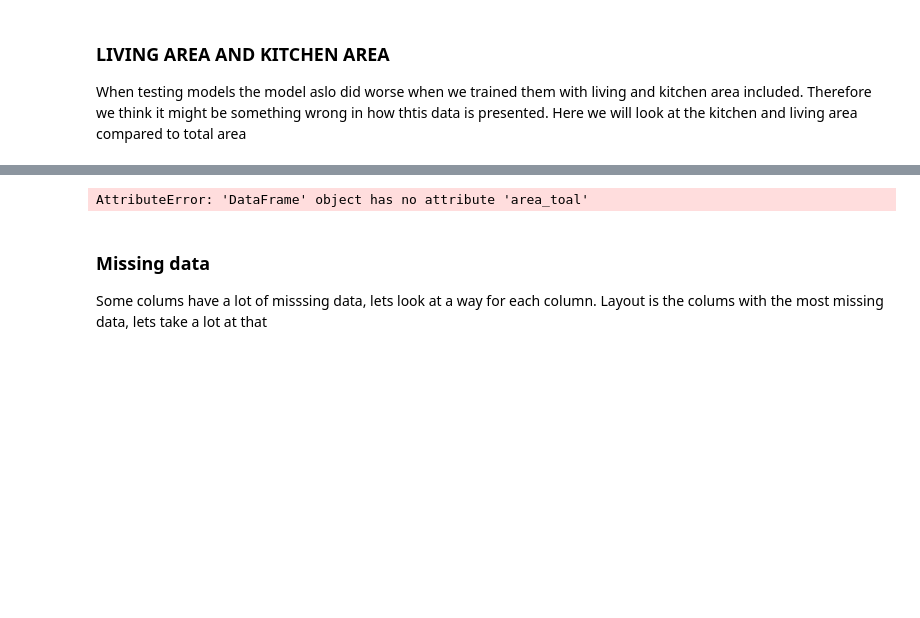
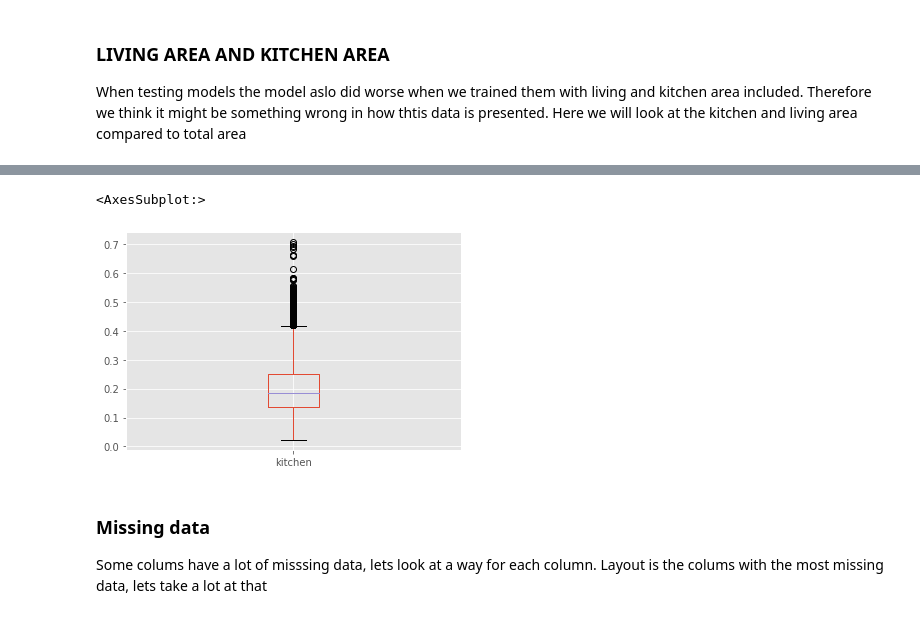
Before and after one commit to kjappvaffel/moscow_housing, a Jupyter notebook: EDA_DataCleaning_FeatureEngineering/EDA.ipynb, the cells around one changed output, grey strips where cells are left out. Saved outputs shown, nothing was run; the diff lists cells and outputs as text; code cells hidden in the pictures; blank space fills up the shorter version.

```diff
--- a/EDA_DataCleaning_FeatureEngineering/EDA.ipynb
+++ b/EDA_DataCleaning_FeatureEngineering/EDA.ipynb
@@ -763,7 +855,6 @@ all_data['kitchen'] = all_data.area_total/all_data.area_kitchen
 #I expected this number to be less than 1, looking at the boxplot this doesnt give much sense
 
 all_data_living_1 = all_data[all_data['living'] > 1]
-print(all_data_living_1)
 
 #looking at this data this is all very small apparments. As some columns is very close to sum living and kitchen to 1, i think all of these are in precentage.
 #the ones who dont add up have a private bathroom, meaning that this takes up the rest of the space
@@ -774,14 +865,73 @@ all_data.loc[all_data['living'] > 1,'area_living'] = all_data['area_living'] * a
 all_data.loc[all_data['living'] > 1,'area_kitchen'] = all_data['area_kitchen'] * all_data['area_total']/100
 
 #There are errors in row 842, 12595,13573, 25924. Here area living is bigger than area_total, therefore i will just put NaN
+all_data.loc[all_data.area_living/all_data.area_total > 1, 'area_living'] = float('NaN')
 
-all_data.loc[all_data.area_living/all_data.area_toal > 1, 'area_living'] = float('NaN')
+all_data['living'] = all_data.area_living/all_data.area_total
+all_data['kitchen'] = all_data.area_kitchen/all_data.area_total
+
+#Now we have no obvious errors, but i know there are still some errors in these columns, lets look at the ones with a really low score.
+
+#all_data_small_living = all_data[all_data['living'] < 0.2]
+#all_data_big_living = all_data[all_data['living'] > 0.9]
+#print(all_data_small_living,'\n',all_data_big_living)
+#there is a clear tendency that there are still a lot of precentage in the data. It is quite clear that if the sum of area_kitchen and area_living sums up to 100, it is given in precentage
+all_data['sum_area'] = all_data.area_living + all_data.area_kitchen
+all_data.loc[all_data['sum_area'] == 100, 'area_living'] = all_data['area_living'] * all_data['area_total']/100
+all_data.loc[all_data['sum_area'] == 100, 'area_kitchen'] = all_data['area_kitchen'] * all_data['area_total']/100
+
+#this fixed some few rows.
+#when printing we see some other very clear "precentage situations, fixing these
+all_data.loc[all_data['sum_area'] == 38.5, 'area_living'] = all_data['area_living'] * all_data['area_total']/100
+all_data.loc[all_data['sum_area'] == 38.5, 'area_kitchen'] = all_data['area_kitchen'] * all_data['area_total']/100
+all_data.loc[all_data['sum_area'] == 52.7, 'area_living'] = all_data['area_living'] * all_data['area_total']/100
+all_data.loc[all_data['sum_area'] == 52.7, 'area_kitchen'] = all_data['area_kitchen'] * all_data['area_total']/100
+all_data.loc[all_data['sum_area'] == 71.6, 'area_living'] = all_data['area_living'] * all_data['area_total']/100
+all_data.loc[all_data['sum_area'] == 71.6, 'area_kitchen'] = all_data['area_kitchen'] * all_data['area_total']/100
+all_data.loc[(all_data['sum_area'] == 80) & (all_data['area_kitchen'] == 20), 'area_living'] = all_data['area_living'] * all_data['area_total']/100
+all_data.loc[(all_data['sum_area'] == 80) & (all_data['area_kitchen'] == 20), 'area_kitchen'] = all_data['area_kitchen'] * all_data['area_total']/100
+all_data.loc[(all_data['sum_area'] == 80) & (all_data['area_kitchen'] == 15), 'area_living'] = all_data['area_living'] * all_data['area_total']/100
+all_data.loc[(all_data['sum_area'] == 80) & (all_data['area_kitchen'] == 15), 'area_kitchen'] = all_data['area_kitchen'] * all_data['area_total']/100
+all_data.loc[(all_data['sum_area'] == 80) & (all_data['area_kitchen'] == 10), 'area_living'] = all_data['area_living'] * all_data['area_total']/100
+all_data.loc[(all_data['sum_area'] == 80) & (all_data['area_kitchen'] == 10), 'area_kitchen'] = all_data['area_kitchen'] * all_data['area_total']/100
+all_data.loc[(all_data['sum_area'] == 80) & (all_data['area_kitchen'] == 30), 'area_living'] = all_data['area_living'] * all_data['area_total']/100
+all_data.loc[(all_data['sum_area'] == 80) & (all_data['area_kitchen'] == 30), 'area_kitchen'] = all_data['area_kitchen'] * all_data['area_total']/100
+all_data.loc[(all_data['sum_area'] == 90) & (all_data['area_kitchen'] == 10), 'area_living'] = all_data['area_living'] * all_data['area_total']/100
+all_data.loc[(all_data['sum_area'] == 90) & (all_data['area_kitchen'] == 10), 'area_kitchen'] = all_data['area_kitchen'] * all_data['area_total']/100
+all_data.loc[(all_data['sum_area'] == 90) & (all_data['area_kitchen'] == 15), 'area_living'] = all_data['area_living'] * all_data['area_total']/100
+all_data.loc[(all_data['sum_area'] == 90) & (all_data['area_kitchen'] == 15), 'area_kitchen'] = all_data['area_kitchen'] * all_data['area_total']/100
+all_data.loc[(all_data['sum_area'] == 90) & (all_data['area_kitchen'] == 20), 'area_living'] = all_data['area_living'] * all_data['area_total']/100
+all_data.loc[(all_data['sum_area'] == 90) & (all_data['area_kitchen'] == 20), 'area_kitchen'] = all_data['area_kitchen'] * all_data['area_total']/100
+all_data.loc[(all_data['sum_area'] == 90) & (all_data['area_kitchen'] == 25), 'area_living'] = all_data['area_living'] * all_data['area_total']/100
+all_data.loc[(all_data['sum_area'] == 90) & (all_data['area_kitchen'] == 25), 'area_kitchen'] = all_data['area_kitchen'] * all_data['area_total']/100
+all_data.loc[(all_data['sum_area'] == 90) & (all_data['area_kitchen'] == 30), 'area_living'] = all_data['area_living'] * all_data['area_total']/100
+all_data.loc[(all_data['sum_area'] == 90) & (all_data['area_kitchen'] == 30), 'area_kitchen'] = all_data['area_kitchen'] * all_data['area_total']/100
+all_data.loc[(all_data['sum_area'] == 90) & (all_data['area_kitchen'] == 50), 'area_living'] = all_data['area_living'] * all_data['area_total']/100
+all_data.loc[(all_data['sum_area'] == 90) & (all_data['area_kitchen'] == 50), 'area_kitchen'] = all_data['area_kitchen'] * all_data['area_total']/100
+all_data.loc[(all_data['sum_area'] == 60) & (all_data['area_total'] > 120), 'area_living'] = all_data['area_living'] * all_data['area_total']/100
+all_data.loc[(all_data['sum_area'] == 60) & (all_data['area_total'] > 120), 'area_kitchen'] = all_data['area_kitchen'] * all_data['area_total']/100
+all_data.loc[(all_data['sum_area'] < 70) & (all_data['area_total'] > 120)&(all_data['rooms'] < 3), 'area_living'] = all_data['area_living'] * all_data['area_total']/100
+all_data.loc[(all_data['sum_area'] < 70) & (all_data['area_total'] > 120)&(all_data['rooms'] < 3), 'area_kitchen'] = all_data['area_kitchen'] * all_data['area_total']/100
 
 
 
-all_data.boxplot(column='living')
 
+all_data['sum_area'] = all_data.area_living + all_data.area_kitchen
+all_data['living'] = all_data.area_living/all_data.area_total
+all_data['kitchen'] = all_data.area_kitchen/all_data.area_total
 
+#there is some cases with sum_area bigger than total area, meaning that one of the inputs is wrong. In these cases we will just put nan
+#need to figure out which gives best results, which change
+all_data.loc[all_data['sum_area'] > all_data['area_total'], 'area_living'] = float('NaN')
 
+all_data_small_living = all_data[all_data['living'] < 0.3]
+all_data_big_living = all_data[all_data['living'] > 0.8]
+print(all_data_small_living[['area_total','area_living','area_kitchen','sum_area','rooms']],'\n',all_data_big_living[['area_total','area_living','area_kitchen','sum_area','rooms']])
+n = 10
+#print(all_data[all_data['kitchen'] > 0.5][['area_total','area_living','area_kitchen','sum_area','rooms']])
+#print(all_data['sum_area'].value_counts()[:n].index.tolist())
+#print(all_data[(all_data['sum_area'] < 70) & (all_data['area_total'] > 160)][['area_total','area_living','area_kitchen','sum_area','rooms']])
 #as we can see there is four rows with higher area living than area total, i think the solution here is to
+
+all_data.boxplot(column='kitchen')
 # %% [output]
@@ -805,4 +955,5 @@ all_data.boxplot(column='living')
-AttributeError: 'DataFrame' object has no attribute 'area_toal'
+<AxesSubplot:>
+[figure, added]
 # %% [markdown]
 ### **Missing data**
 Some colums have a lot of misssing data, lets look at a way for each column.
```
Also changed, not shown: parts of 4 cells of this notebook, 1 other file.
